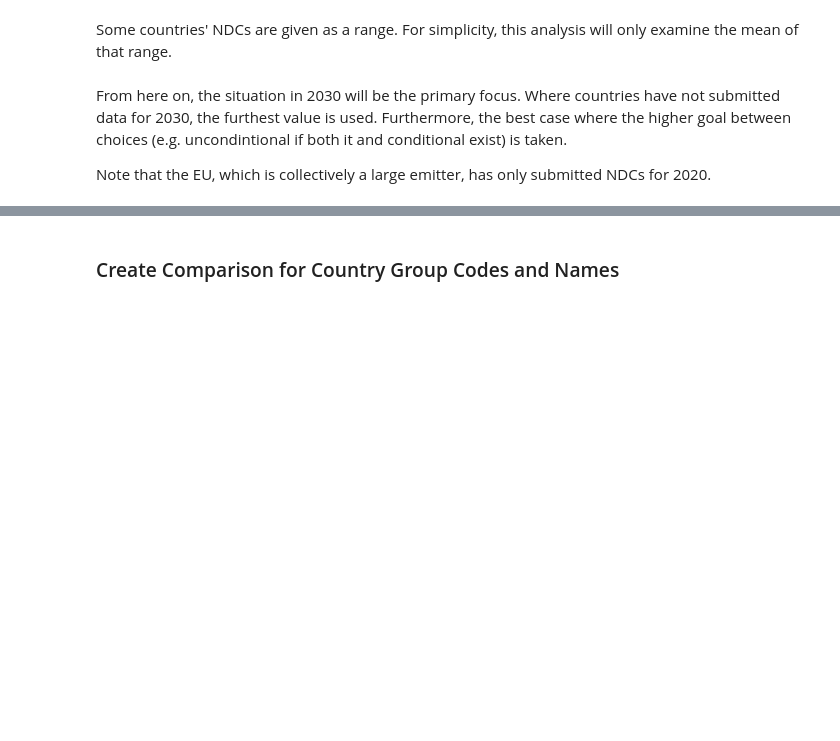
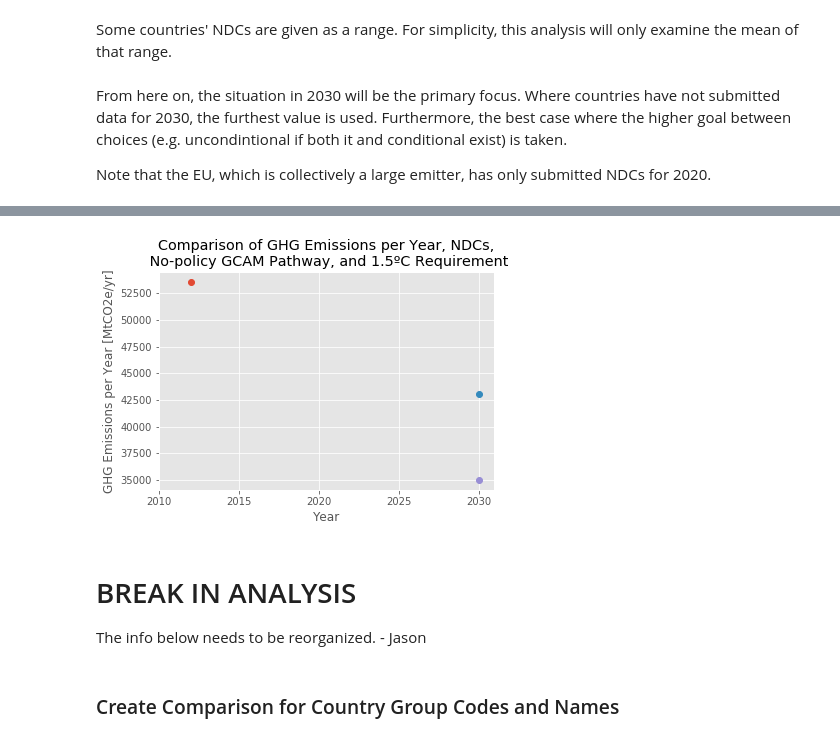
Before and after one commit to jasonrwang/ghg_analytics, a Jupyter notebook: ghg_analytics.ipynb, the cells around one changed output, grey strips where cells are left out. Cells and saved outputs as stored; diff of their text form; code cells hidden in the pictures; blank space fills up the shorter version.

Commit message:
Finished up to a draft plot with 1.5ºC; no 2ºC scenario yet

```diff
--- a/ghg_analytics.ipynb
+++ b/ghg_analytics.ipynb
@@ -189,3 +206,17 @@ NDCs_clean.head()
+# %%
+plt.plot(2012,ghgDf_WB[ ghgDf_WB['Country Name'] == 'World' ]['2012'],'o',
+         2030,NDCs_clean.values.sum(),'o',
+        2030,35000,'o')
+plt.xticks(range(2010,2031,5))
+plt.xlabel('Year')
+plt.ylabel('GHG Emissions per Year [MtCO2e/yr]')
+_ = plt.title('Comparison of GHG Emissions per Year, NDCs,\n No-policy GCAM Pathway, and 1.5ºC Requirement')
+# %% [output]
+[figure, added]
+# %% [markdown]
+# BREAK IN ANALYSIS
+
+The info below needs to be reorganized. - Jason
 # %% [markdown]
 ### Create Comparison for Country Group Codes and Names
 # %%
```
Also changed, not shown: parts of 6 cells of this notebook.
